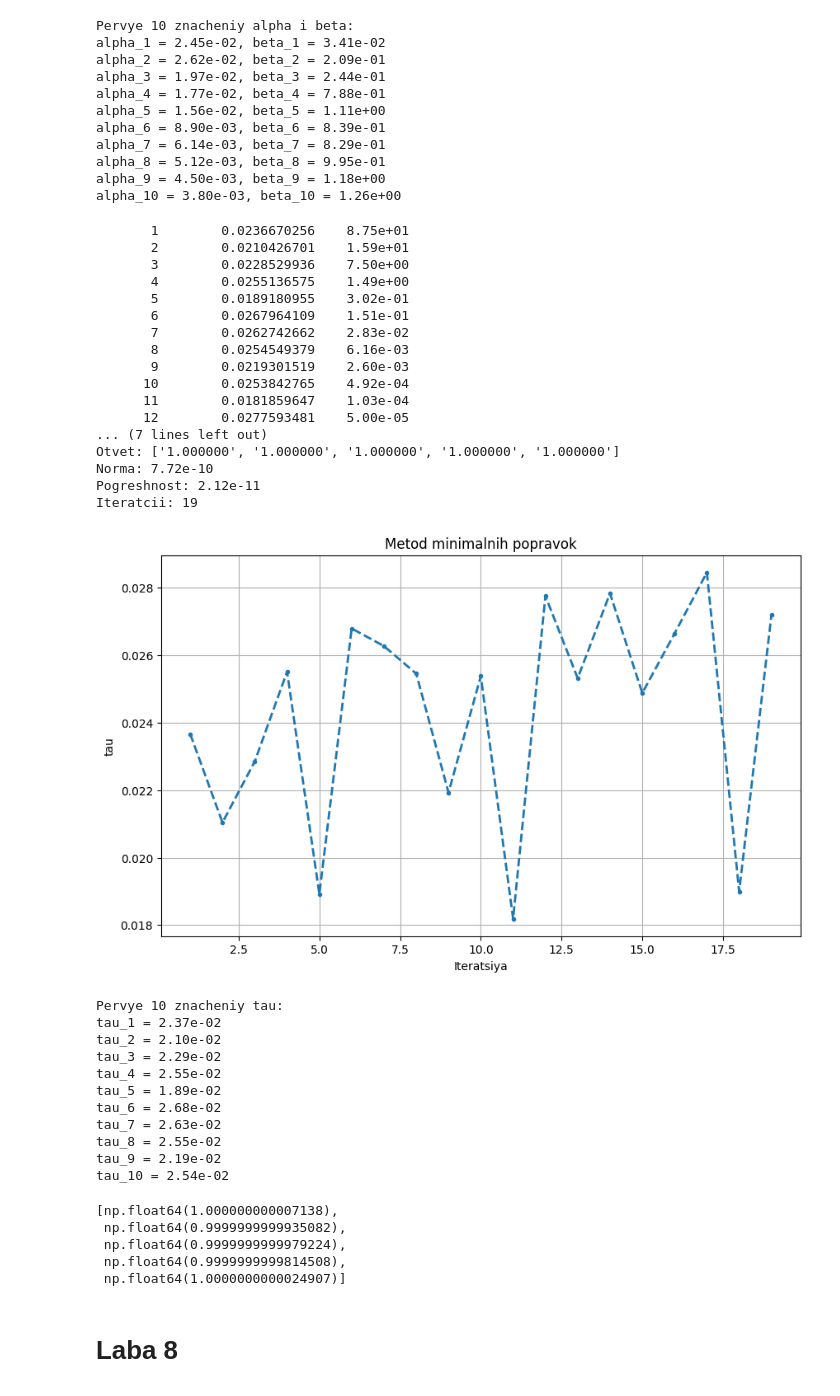
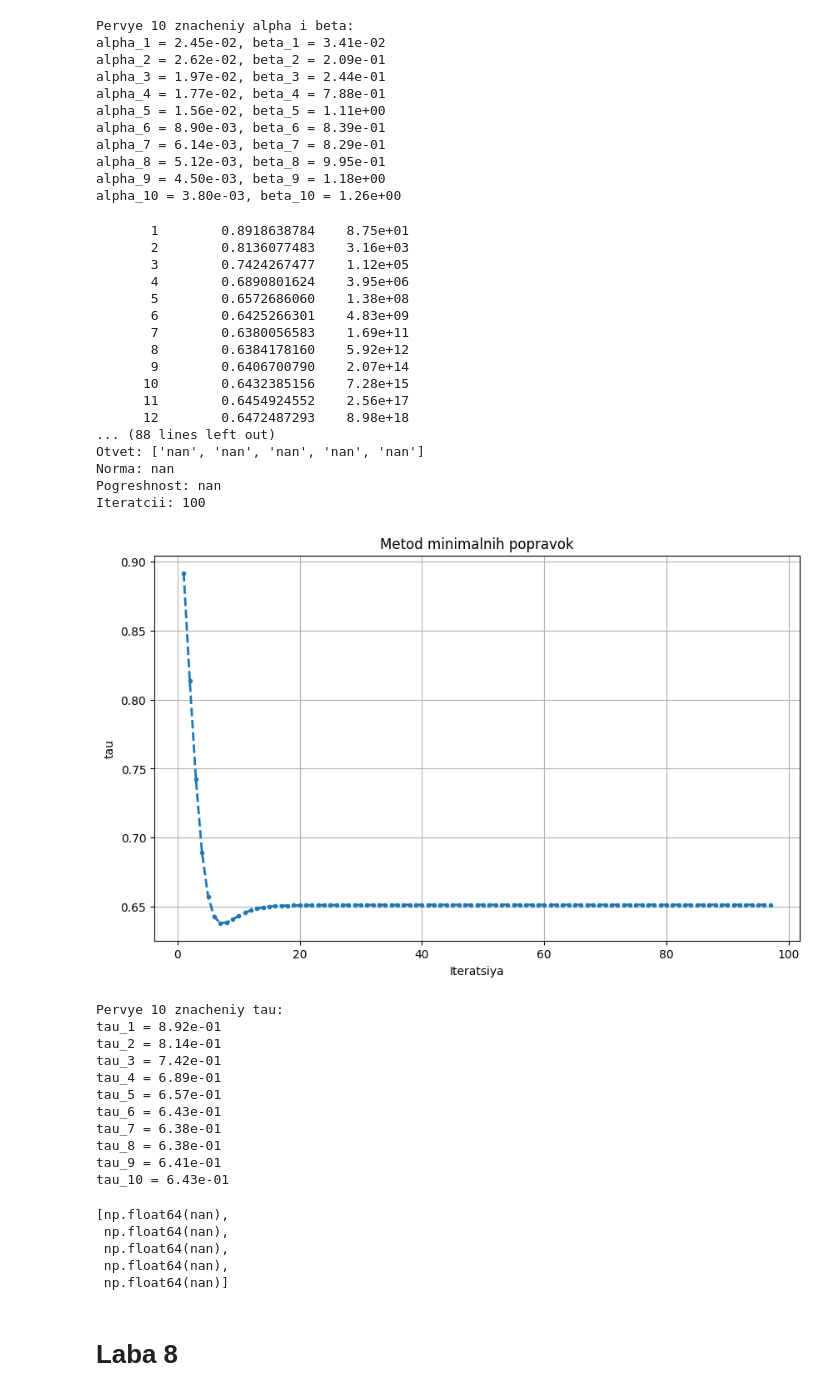
Before and after one commit to mythyskaiser/leetcode, a Jupyter notebook: chislaki/gg.ipynb, the cells around one changed output. Cells and saved outputs as stored; diff of their text form; code cells hidden in the pictures.

```diff
--- a/chislaki/gg.ipynb
+++ b/chislaki/gg.ipynb
@@ -320,11 +323,11 @@ alpha_10 = 3.80e-03, beta_10 = 1.26e+00
 # %%
 
 B= [
-    [1, 0, 0, 0, 0],
-    [0, 1, 0, 0, 0],
-    [0, 0, 1, 0, 0],
-    [0, 0, 0, 1, 0],
-    [0, 0, 0, 0, 1]
+    [39, 0, 0, 0, 0],
+    [0, 39, 0, 0, 0],
+    [0, 0, 33, 0, 0],
+    [0, 0, 0, 43, 0],
+    [0, 0, 0, 0, 38]
 ]
 
 
@@ -353,66 +356,66 @@ def minp(A,B, b, maxi=100, epsilon=1e-12):
         x = summ(x, scalyar(tau, r))
 
         print(f"{k+1:8d}\t{tau:.10f}\t{nevyazka:.2e}")
 
     o = razn(b, mv(A, x))
     error = normv(razn(x, exact))
 
     print(f"Otvet: {[f'{val:.6f}' for val in x]}")
     print(f"Norma: {normv(o):.2e}")
     print(f"Pogreshnost: {error:.2e}")
     print(f"Iteratcii: {len(t)}")
 
     return x, t
 
 solution2, tau2 = minp(A, B, b, maxi=100)
 
 
 plt.figure(figsize=(10, 6))
 plt.plot(range(1, len(tau2)+1), tau2, '.--', linewidth=2, markersize=6)
 plt.xlabel('Iteratsiya')
 plt.ylabel('tau')
 plt.title('Metod minimalnih popravok')
 plt.grid(True)
 plt.show()
 
 print("\nPervye 10 znacheniy tau:")
 for i, tau in enumerate(tau2[:10], 1):
     print(f"tau_{i} = {tau:.2e}")
 solution2
 # %% [output]
-       1        0.0236670256    8.75e+01
-       2        0.0210426701    1.59e+01
-       3        0.0228529936    7.50e+00
-       4        0.0255136575    1.49e+00
-       5        0.0189180955    3.02e-01
-       6        0.0267964109    1.51e-01
-       7        0.0262742662    2.83e-02
-       8        0.0254549379    6.16e-03
-       9        0.0219301519    2.60e-03
-      10        0.0253842765    4.92e-04
-      11        0.0181859647    1.03e-04
-      12        0.0277593481    5.00e-05
-... (7 lines left out)
-Otvet: ['1.000000', '1.000000', '1.000000', '1.000000', '1.000000']
-Norma: 7.72e-10
-Pogreshnost: 2.12e-11
-Iteratcii: 19
+       1        0.8918638784    8.75e+01
+       2        0.8136077483    3.16e+03
+       3        0.7424267477    1.12e+05
+       4        0.6890801624    3.95e+06
+       5        0.6572686060    1.38e+08
+       6        0.6425266301    4.83e+09
+       7        0.6380056583    1.69e+11
+       8        0.6384178160    5.92e+12
+       9        0.6406700790    2.07e+14
+      10        0.6432385156    7.28e+15
+      11        0.6454924552    2.56e+17
+      12        0.6472487293    8.98e+18
+... (88 lines left out)
+Otvet: ['nan', 'nan', 'nan', 'nan', 'nan']
+Norma: nan
+Pogreshnost: nan
+Iteratcii: 100
-[figure, old version]
+[figure, new version]
 Pervye 10 znacheniy tau:
-tau_1 = 2.37e-02
-tau_2 = 2.10e-02
-tau_3 = 2.29e-02
-tau_4 = 2.55e-02
-tau_5 = 1.89e-02
-tau_6 = 2.68e-02
-tau_7 = 2.63e-02
-tau_8 = 2.55e-02
-tau_9 = 2.19e-02
-tau_10 = 2.54e-02
+tau_1 = 8.92e-01
+tau_2 = 8.14e-01
+tau_3 = 7.42e-01
+tau_4 = 6.89e-01
+tau_5 = 6.57e-01
+tau_6 = 6.43e-01
+tau_7 = 6.38e-01
+tau_8 = 6.38e-01
+tau_9 = 6.41e-01
+tau_10 = 6.43e-01
-[np.float64(1.000000000007138),
- np.float64(0.9999999999935082),
- np.float64(0.9999999999979224),
- np.float64(0.9999999999814508),
- np.float64(1.0000000000024907)]
+[np.float64(nan),
+ np.float64(nan),
+ np.float64(nan),
+ np.float64(nan),
+ np.float64(nan)]
 # %% [markdown]
 # Laba 8
```
Also changed, not shown: parts of 8 cells of this notebook.
